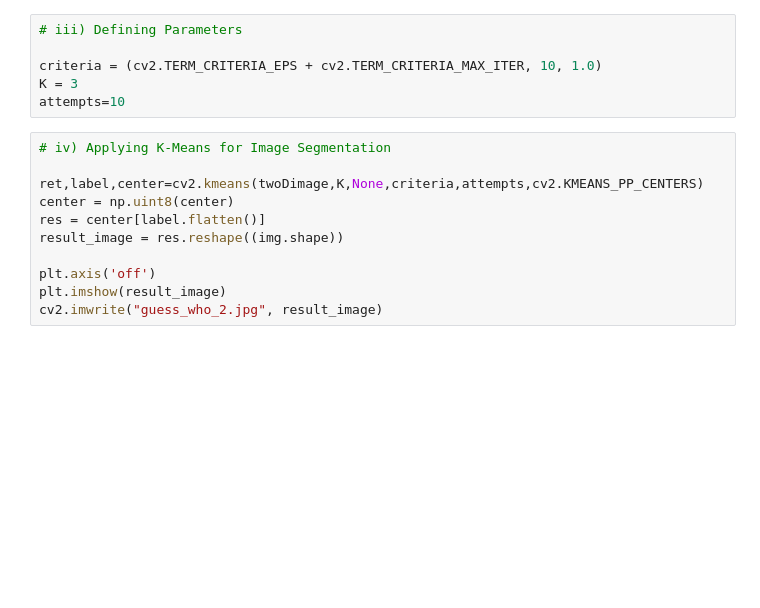
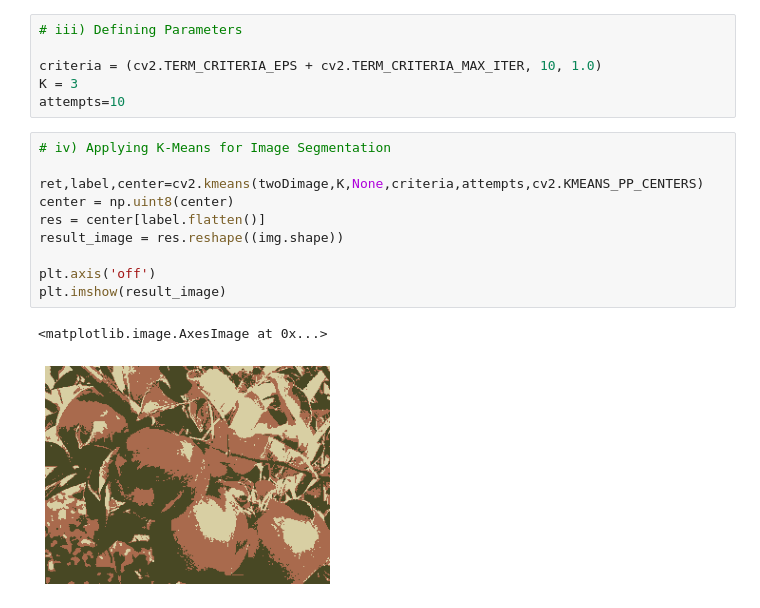
Before and after one commit to Hetzie/Learning-ML, a Jupyter notebook: segmentation/k_means_segmentation.ipynb, the cells around one changed output. Cells and saved outputs as stored; diff of their text form; blank space fills up the shorter version.

```diff
--- a/segmentation/k_means_segmentation.ipynb
+++ b/segmentation/k_means_segmentation.ipynb
@@ -21,11 +25,13 @@ attempts=10
 # %%
 # iv) Applying K-Means for Image Segmentation
 
 ret,label,center=cv2.kmeans(twoDimage,K,None,criteria,attempts,cv2.KMEANS_PP_CENTERS)
 center = np.uint8(center)
 res = center[label.flatten()]
 result_image = res.reshape((img.shape))
 
 plt.axis('off')
 plt.imshow(result_image)
-cv2.imwrite("guess_who_2.jpg", result_image)
+# %% [output]
+<matplotlib.image.AxesImage at 0x...>
+[figure, added]
```
Also changed, not shown: parts of 7 cells of this notebook, 1 other file.
